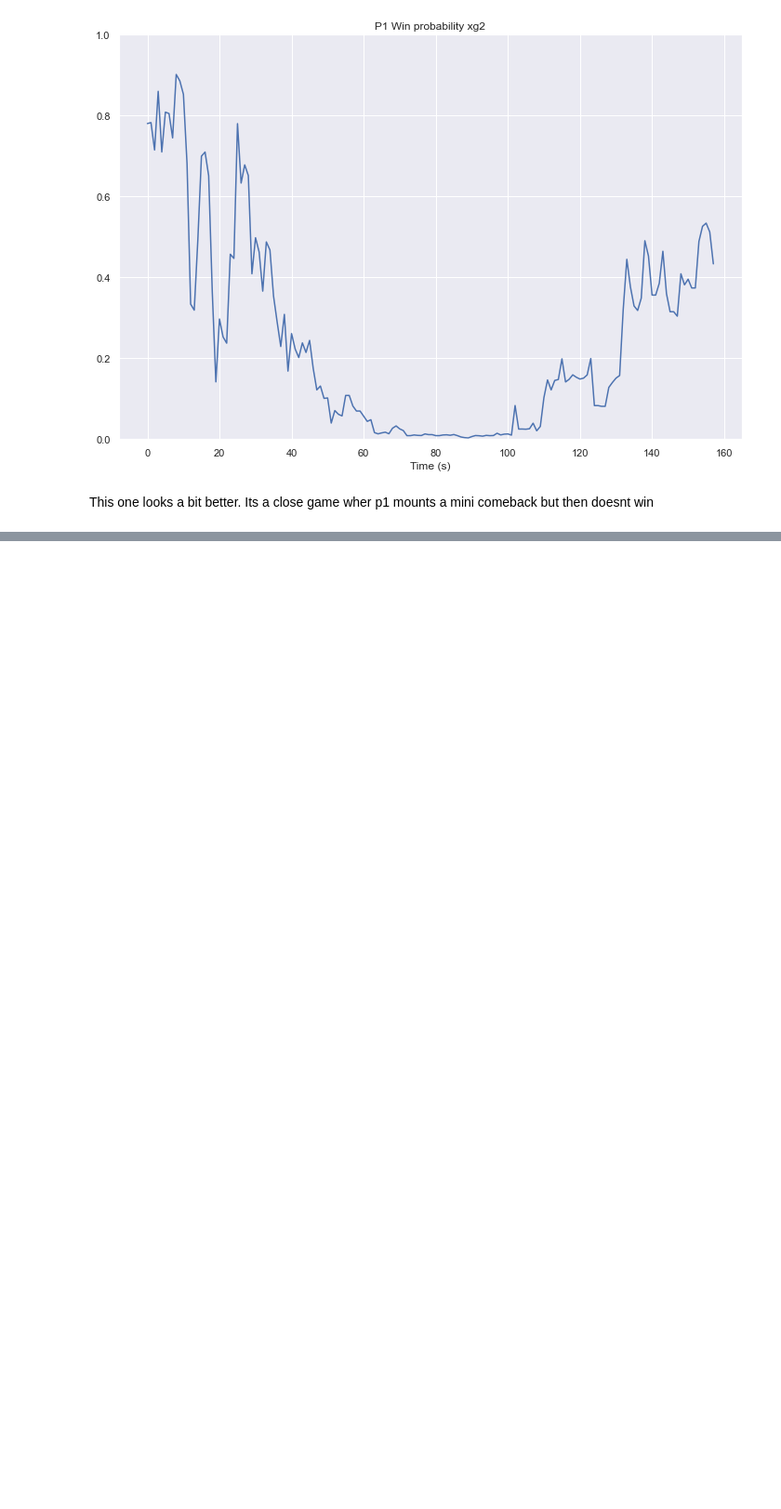
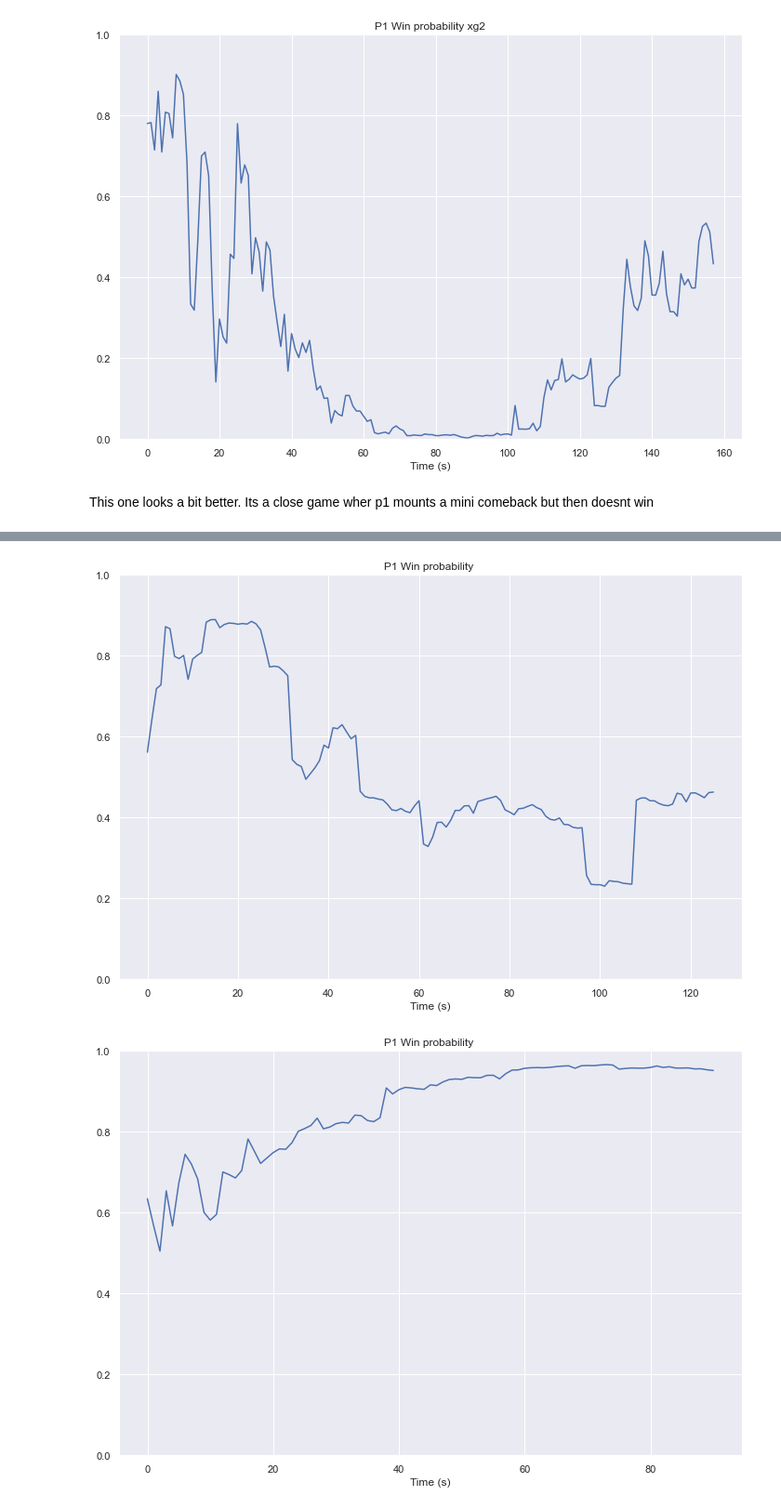
Before and after one commit to nathaniel-speiser/melee-predicter, a Jupyter notebook: XGBoost vs RF vs ET.ipynb, the cells around one changed output, grey strips where cells are left out. Shown at 93% size. Saved outputs shown, nothing was run; the diff lists cells and outputs as text; code cells hidden in the pictures; blank space fills up the shorter version.

```diff
--- a/XGBoost vs RF.ipynb
+++ b/XGBoost vs RF vs ET.ipynb
@@ -316,0 +330,8 @@ This one looks a bit better. Its a close game wher p1 mounts a mini comeback but
+# %%
+plot_win_probs(prob_check, xt, features)
+plot_win_probs(prob_check2,xt, features)
+plot_win_probs(prob_check3,xt, features)
+plot_win_probs(prob_check4,xt, features)
+# %% [output]
+[figure, added]
+[figure, added]
```
Also changed, not shown: parts of 23 cells of this notebook, 3 other files.
